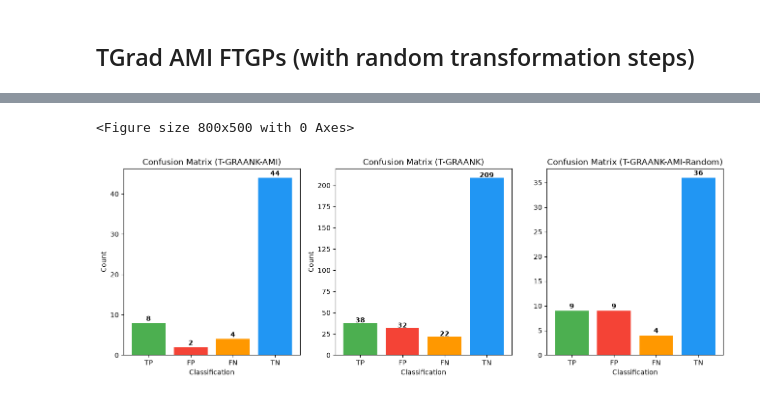
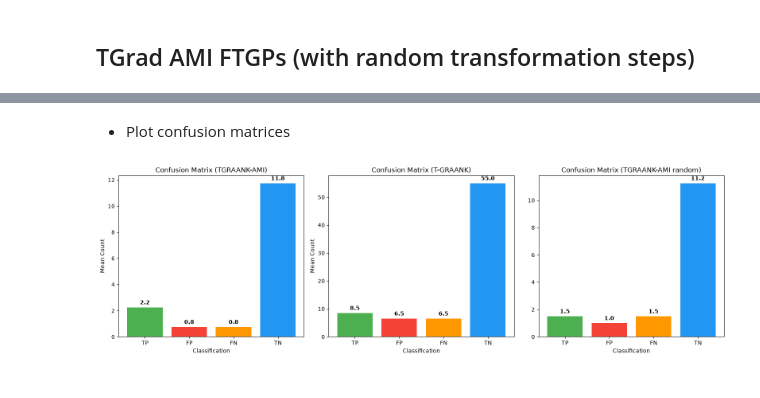
Before and after one commit to owuordickson/t-graank, a Jupyter notebook: analysis/tgraank_performance.ipynb, the cells around one changed output, grey strips where cells are left out. Saved outputs shown, nothing was run; the diff lists cells and outputs as text; code cells hidden in the pictures.

Commit message:
updated: improved TGRadAMI algorithm to and bug fixes

```diff
--- a/analysis/tgraank_performance.ipynb
+++ b/analysis/tgraank_performance.ipynb
@@ -223,0 +245,3 @@ TGrad: {'TP': 38, 'FP': 32, 'FN': 22, 'TN': 209}
+# %%
+df_res = df_res.sort_values(by=['Algorithm', 'Target Col'], ignore_index=True)
+df_res
@@ -223,0 +264,6 @@ TGrad: {'TP': 38, 'FP': 32, 'FN': 22, 'TN': 209}
+# %%
+# Group by 'Algorithm' and calculate both mean and std for the performance columns
+df_summary = df_res.groupby('Algorithm')[['TP', 'FP', 'FN', 'TN']].agg(['mean', 'std'])
+
+# Display the summary table
+display(df_summary)
@@ -224,40 +277,45 @@ TGrad: {'TP': 38, 'FP': 32, 'FN': 22, 'TN': 209}
+# %% [markdown]
+* Plot confusion matrices
 # %%
-cat_tgrad_ami = list(res_tgrad_ami.keys())
-cat_tgrad_rnd = list(res_tgrad_rnd.keys())
-cat_tgrad = list(res_tgrad.keys())
-vals_tgrad_ami = list(res_tgrad_ami.values())
-vals_tgrad_rnd = list(res_tgrad_rnd.values())
-vals_tgrad = list(res_tgrad.values())
+import matplotlib.pyplot as plt
 
-# Create plot
-plt.figure(figsize=(8, 5))
+categories = ['TP', 'FP', 'FN', 'TN']
+
+# 1. Fetch mean values directly from the MultiIndex df_summary
+vals_tgrad_ami = [df_summary.loc['TGRAANK-AMI', (cat, 'mean')] for cat in categories]
+vals_tgrad     = [df_summary.loc['TGRAANK', (cat, 'mean')] for cat in categories]
+vals_tgrad_rnd = [df_summary.loc['TGRAANK-AMI (random)', (cat, 'mean')] for cat in categories]
+
+# 2. Setup your subplots layout correctly (Removed the duplicate plt.figure() line)
 fig, (ax1, ax2, ax3) = plt.subplots(1, 3, figsize=(16, 5))
-colors = ['#4CAF50', '#F44336', '#FF9800', '#2196F3'] # Green, Red, Orange, Blue
-ax1.bar(cat_tgrad_ami, vals_tgrad_ami, color=colors)
-ax2.bar(cat_tgrad, vals_tgrad, color=colors)
-ax3.bar(cat_tgrad_rnd, vals_tgrad_rnd, color=colors)
+colors = ['#4CAF50', '#F44336', '#FF9800', '#2196F3']  # Green, Red, Orange, Blue
+
+# Generate the plots
+ax1.bar(categories, vals_tgrad_ami, color=colors)
+ax2.bar(categories, vals_tgrad, color=colors)
+ax3.bar(categories, vals_tgrad_rnd, color=colors)
 
 # Add styling
-ax1.set_title('Confusion Matrix (T-GRAANK-AMI)')
+ax1.set_title('Confusion Matrix (TGRAANK-AMI)')
 ax1.set_xlabel('Classification')
-ax1.set_ylabel('Count')
+ax1.set_ylabel('Mean Count')
 ax2.set_title('Confusion Matrix (T-GRAANK)')
 ax2.set_xlabel('Classification')
-ax2.set_ylabel('Count')
-ax3.set_title('Confusion Matrix (T-GRAANK-AMI-Random)')
+ax2.set_ylabel('Mean Count')
+ax3.set_title('Confusion Matrix (TGRAANK-AMI random)')
 ax3.set_xlabel('Classification')
 
-# Add value labels on top of bars
+# Add value labels on top of bars (Formatted to 1 decimal place)
 for i, v in enumerate(vals_tgrad_ami):
-    ax1.text(i, v + 0.5, str(v), ha='center', fontweight='bold')
+    ax1.text(i, v + (max(vals_tgrad_ami) * 0.02), f"{v:.1f}", ha='center', fontweight='bold')
 
 for i, v in enumerate(vals_tgrad):
-    ax2.text(i, v + 0.5, str(v), ha='center', fontweight='bold')
+    ax2.text(i, v + (max(vals_tgrad) * 0.02), f"{v:.1f}", ha='center', fontweight='bold')
 
 for i, v in enumerate(vals_tgrad_rnd):
-    ax3.text(i, v + 0.5, str(v), ha='center', fontweight='bold')
+    ax3.text(i, v + (max(vals_tgrad_rnd) * 0.02), f"{f'{v:.1f}'}", ha='center', fontweight='bold')
 
+plt.tight_layout()
 plt.show()
 # %% [output]
-<Figure size 800x500 with 0 Axes>
-[figure, old version]
+[figure, new version]
```
Also changed, not shown: parts of 20 cells of this notebook, 1 other file.
